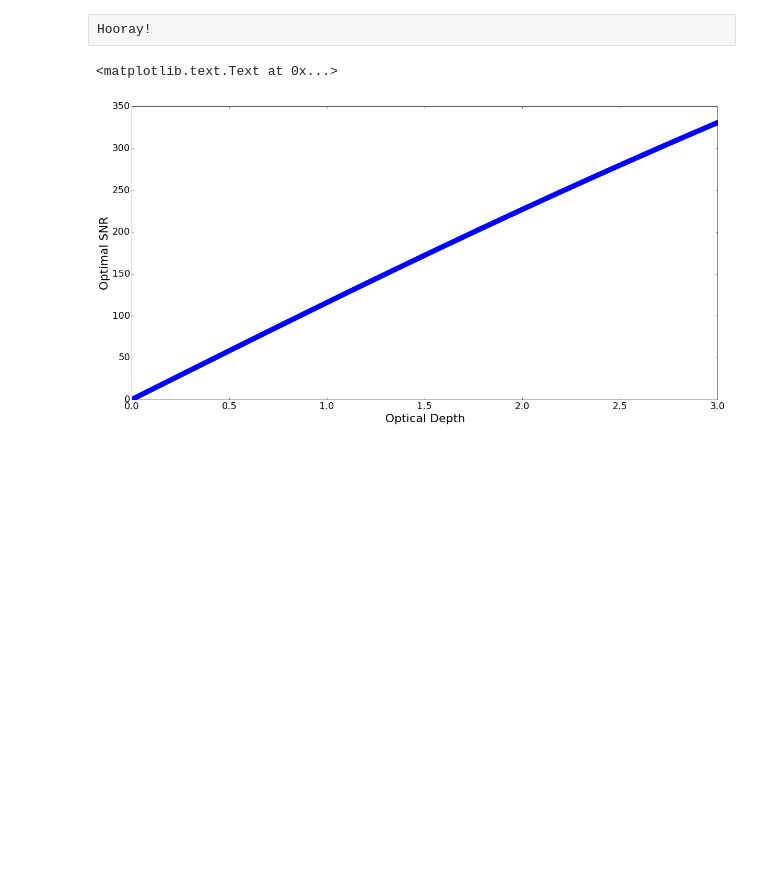
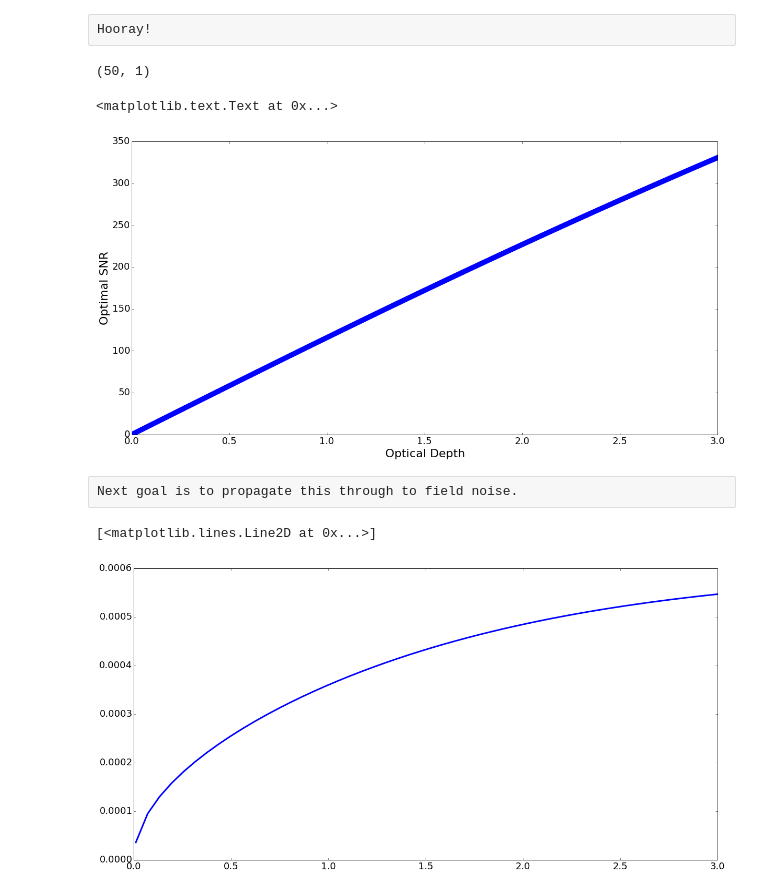
Before and after one commit to levlab-atomchip/BECy_stats, a Jupyter notebook: notebooks/optimal_number.ipynb, the cells around one changed output. Drawn from its saved outputs; the diff is of its cells as text; code cells hidden in the pictures; blank space fills up the shorter version.

Commit message:
Wrote notebook for calculating optimal conditions for low noise B field measurement

```diff
--- a/notebooks/optimal_number.ipynb
+++ b/notebooks/optimal_number.ipynb
@@ -198,9 +198,31 @@ plt.ylim(0, max(opt_sats))
 Hooray!
 # %%
 opt_snrs = np.array([snr(np.array([sat]), dee) for sat, dee in zip(opt_sats, dees)])
+print opt_snrs.shape
 plt.plot(dees, opt_snrs*snr_counts, linewidth=10)
 plt.xlabel('Optical Depth')
 plt.ylabel('Optimal SNR')
 # %% [output]
-<matplotlib.text.Text at 0x...>
+(50, 1)
+<matplotlib.text.Text at 0x...>
 [figure]
+# %% [raw]
+Next goal is to propagate this through to field noise.
+# %%
+from math import pi
+
+mag_factor = (13.0e-6 / 24)**2 / 1.5e-13 # area / cross-section
+b_0 = 1.05e-34 * 2*pi*1000 / (2*9.27e-24) #hbar omega_perp / 2*bohr_magneton
+int_factor = (13.0e-6/24) / (4*5e-9) # pixel_length / 4*scattering_length
+
+enns = mag_factor*dees #number per pixel
+dee_var = (dees / np.ravel(opt_snrs)**2) # OD variance
+n_var = mag_factor**2 * dee_var # number variance
+numer = np.array(4*b_0 * int_factor * (1 + enns / int_factor)**1.5, dtype=float)
+denom = np.array(n_var + enns, dtype=float)
+snr_b = np.sqrt(numer / denom)
+
+plt.plot(dees, snr_b)
+# %% [output]
+[<matplotlib.lines.Line2D at 0x...>]
+[figure, added]
```
Also changed, not shown: parts of 1 cell of this notebook, 1 other file.
